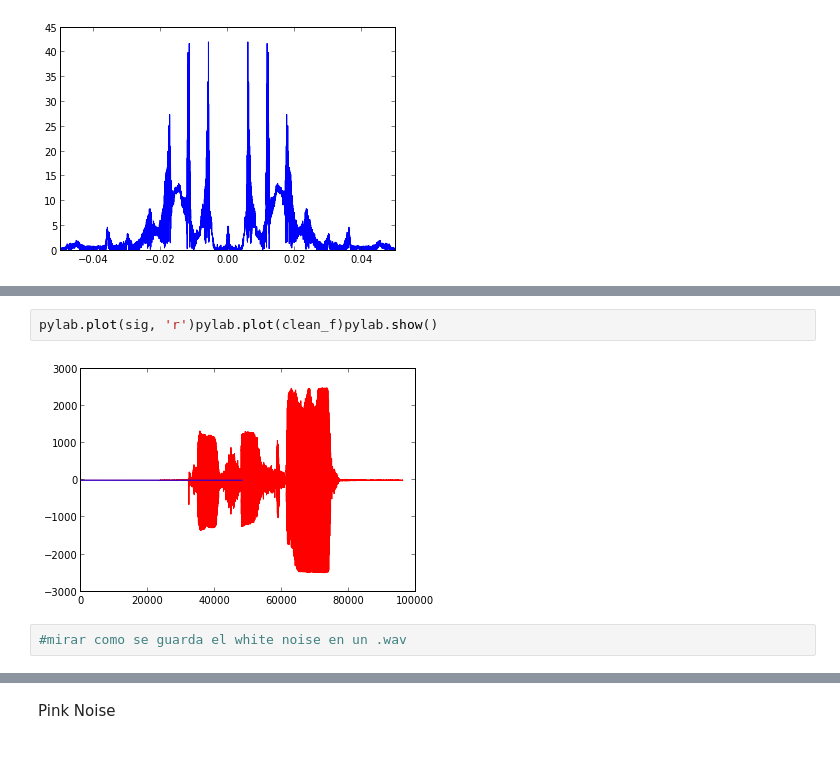
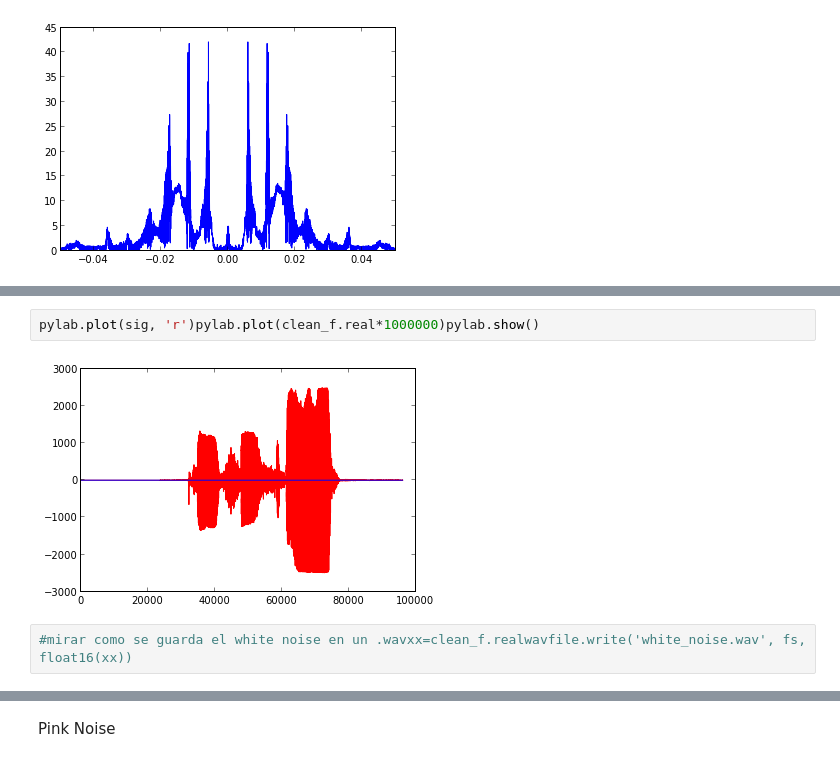
Before and after one commit to LinaPerez/PerezAngel_GarzonAlvarado_hw5, a Jupyter notebook: Pink&White_Noise.ipynb, the cells around one changed output, grey strips where cells are left out. Cells and saved outputs as stored; diff of their text form.

```diff
--- a/Pink&White_Noise.ipynb
+++ b/Pink&White_Noise.ipynb
@@ -33,6 +33,6 @@ f1=fft_rand_signal_half/np.absolute(fft_rand_signal_half)plot(np.absolute(f1))
 # %%
-pylab.plot(sig, 'r')pylab.plot(clean_f)pylab.show()
+pylab.plot(sig, 'r')pylab.plot(clean_f.real*1000000)pylab.show()
 # %% [output]
-[figure, old version]
+[figure, new version]
 # %%
-#mirar como se guarda el white noise en un .wav
+#mirar como se guarda el white noise en un .wavxx=clean_f.realwavfile.write('white_noise.wav', fs, float16(xx))
```
Also changed, not shown: parts of 9 cells of this notebook, 1 other file.
